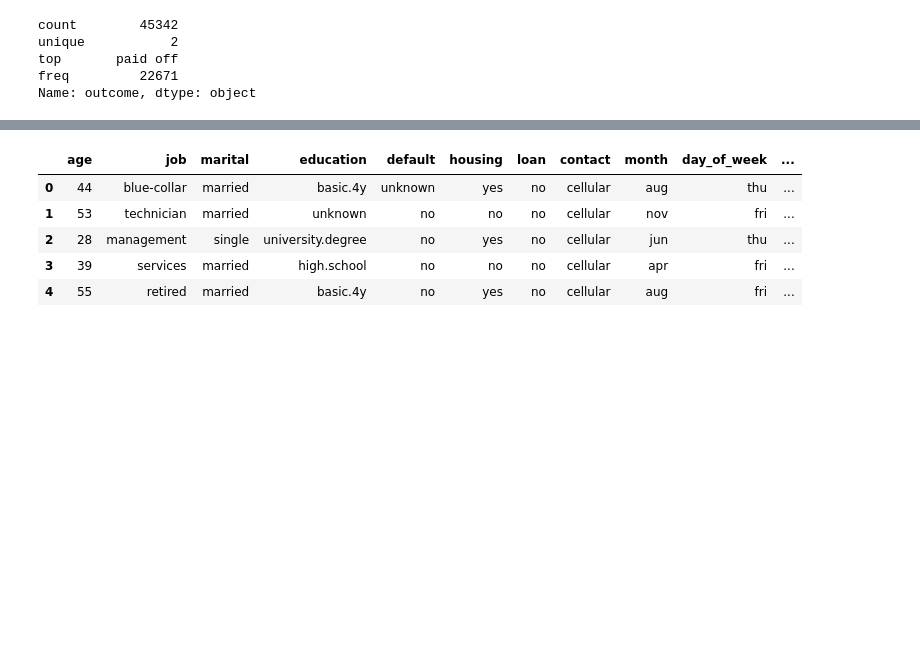
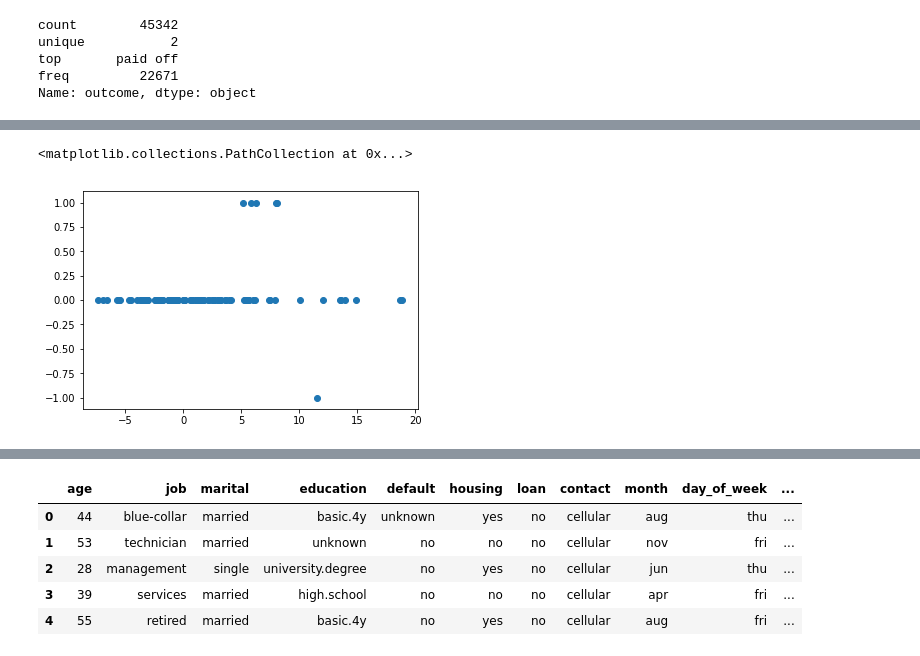
Before and after one commit to coolum001/Stats4DSNotebookProject, a Jupyter notebook: Stats4DS-2.ipynb, the cells around one changed output, grey strips where cells are left out. Cells and saved outputs as stored; diff of their text form; code cells hidden in the pictures; blank space fills up the shorter version.

```diff
--- a/Stats4DS-2.ipynb
+++ b/Stats4DS-2.ipynb
@@ -50,0 +113,5 @@ Name: outcome, dtype: object
+# %%
+plt.scatter(X, y-y2)
+# %% [output]
+<matplotlib.collections.PathCollection at 0x...>
+[figure, added]
```
Also changed, not shown: parts of 80 cells of this notebook, 1 other file.
